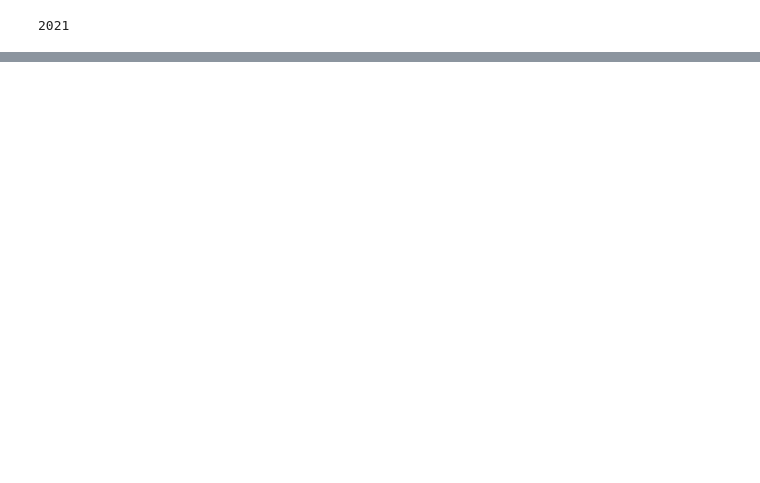
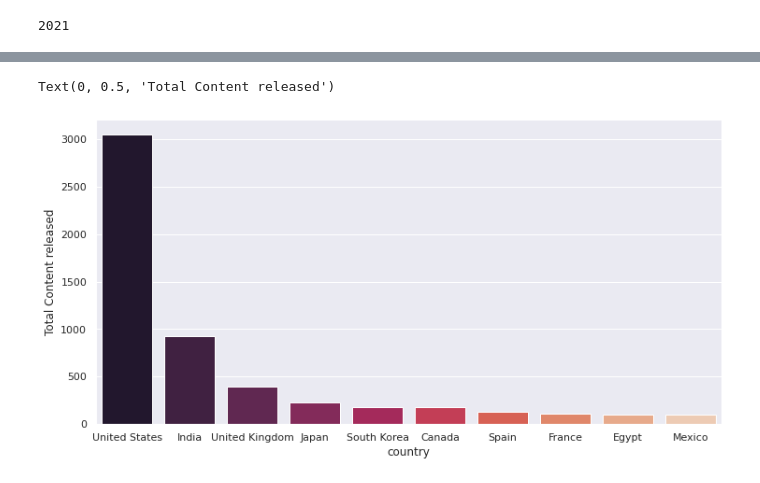
Before and after one commit to anasabbad/Netflix-Movies-and-TV-Shows-Clustering, a Jupyter notebook: NETFLIX_MOVIES_AND_TV_SHOWS_CLUSTERING.ipynb, the cells around one changed output, grey strips where cells are left out. Drawn from its saved outputs; the diff is of its cells as text; code cells hidden in the pictures; blank space fills up the shorter version.

```diff
--- a/NETFLIX_MOVIES_AND_TV_SHOWS_CLUSTERING.ipynb
+++ b/NETFLIX_MOVIES_AND_TV_SHOWS_CLUSTERING.ipynb
@@ -256,0 +292,5 @@ plt.show()
+# %%
+top10countries_content = (data.groupby(["country"]).size().sort_values(ascending=False)[0:10])
+top10countries_movies = (movies.groupby(["country"]).size().sort_values(ascending=False)[0:10])
+top10countries_shows = (shows.groupby(["country"]).size().sort_values(ascending=False)[0:10])
+top10countries_content
@@ -256,0 +310,7 @@ plt.show()
+# %%
+plt.figure(figsize=(12, 6))
+sns.barplot(x=top10countries_content.index, y=top10countries_content, palette="rocket")
+plt.ylabel("Total Content released")
+# %% [output]
+Text(0, 0.5, 'Total Content released')
+[figure, added]
```
Also changed, not shown: parts of 44 cells of this notebook.
